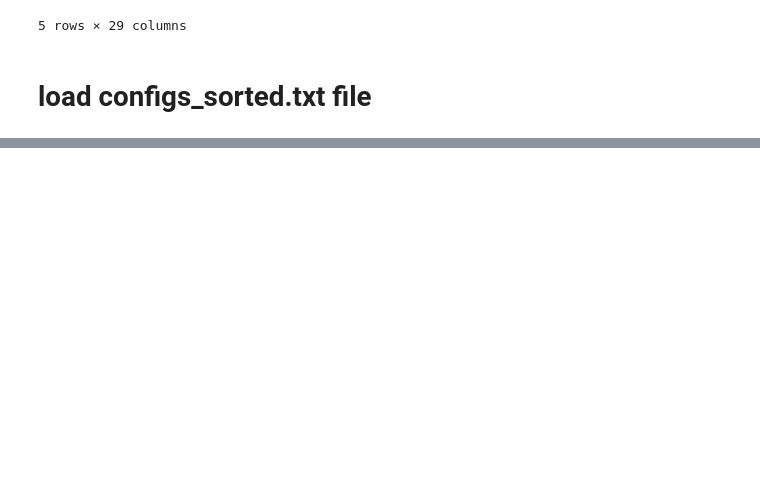
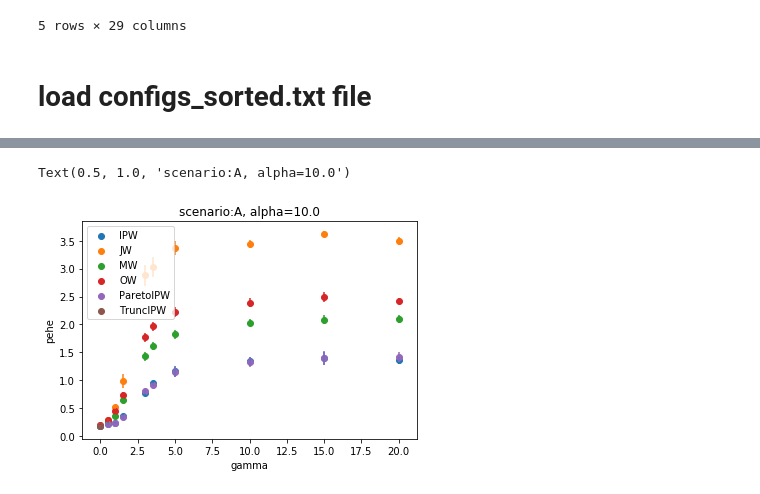
Before and after one commit to sergeassaad/cf_balancing, a Jupyter notebook: codebase/process_toy_results.ipynb, the cells around one changed output, grey strips where cells are left out. Drawn from its saved outputs; the diff is of its cells as text; code cells hidden in the pictures; blank space fills up the shorter version.

Commit message:
added plots

```diff
--- a/codebase/process_toy_results.ipynb
+++ b/codebase/process_toy_results.ipynb
@@ -161,0 +173,15 @@ train_df.head()
+# %%
+groups = test_df.groupby(['weight_scheme','sc','p_alpha'])
+sc = 'A'
+alpha = 10.00
+for weight_scheme in np.unique(test_df['weight_scheme']):
+    subdf = groups.get_group((weight_scheme,sc,alpha))
+    plt.scatter(subdf['gamma'],subdf['Pehe'])
+    plt.errorbar(subdf['gamma'],subdf['Pehe'],yerr=subdf['Pehe_stderr'],fmt='none')
+plt.legend(np.unique(test_df['weight_scheme']))
+plt.xlabel('gamma')
+plt.ylabel('pehe')
+plt.title('scenario:{}, alpha={}'.format(sc,alpha))
+# %% [output]
+Text(0.5, 1.0, 'scenario:A, alpha=10.0')
+[figure, added]
```
Also changed, not shown: parts of 12 cells of this notebook.
